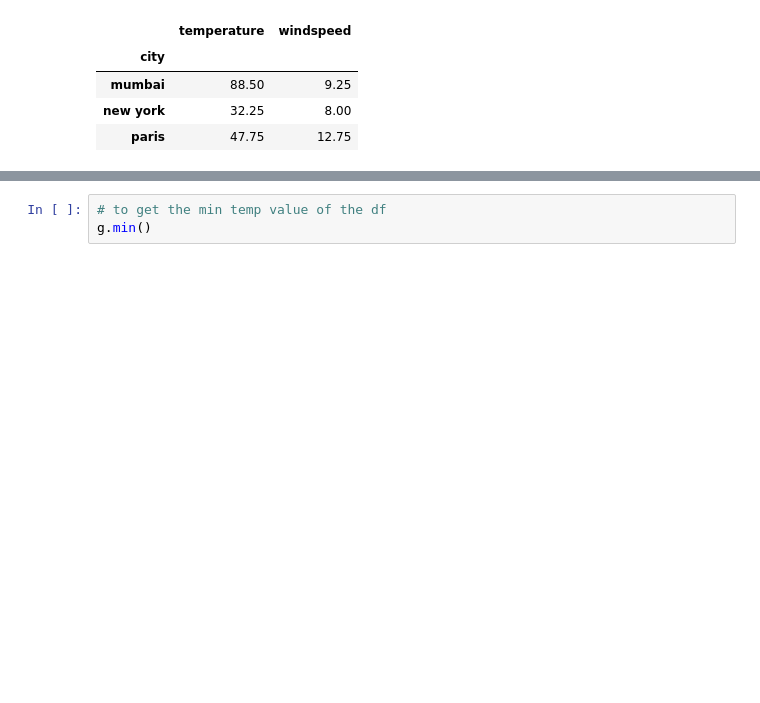
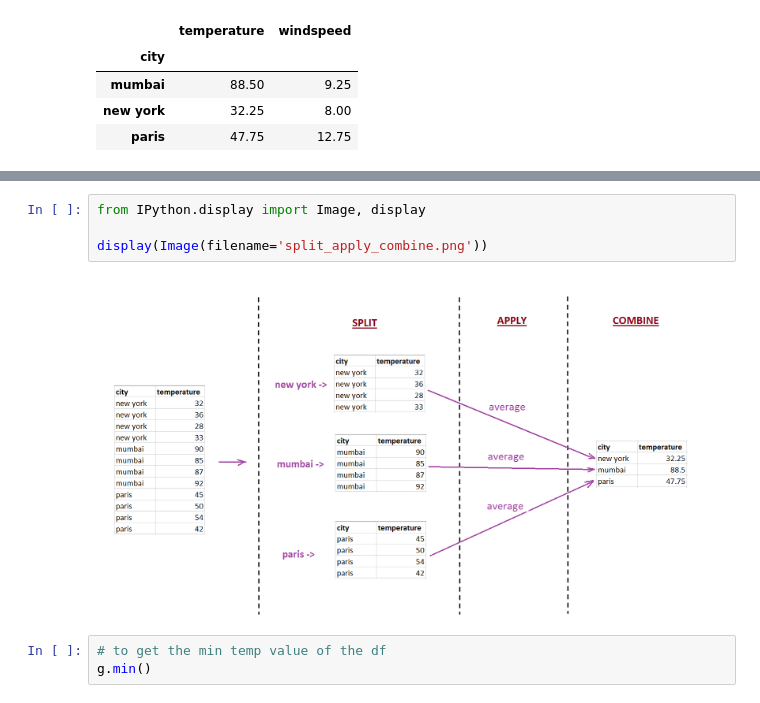
Before and after one commit to aranyaadheu/Pandas, a Jupyter notebook: pandas/07. group by/pandas_group_by.ipynb, the cells around one changed output, grey strips where cells are left out. Saved outputs shown, nothing was run; the diff lists cells and outputs as text; blank space fills up the shorter version.

```diff
--- a/pandas/07. group by/pandas_group_by.ipynb
+++ b/pandas/07. group by/pandas_group_by.ipynb
@@ -101,3 +103,9 @@ g.mean(numeric_only=True)
+# %%
+from IPython.display import Image, display
+
+display(Image(filename='split_apply_combine.png'))
+# %% [output]
+[figure, added]
 # %%
 # to get the min temp value of the df
 g.min()
```
Also changed, not shown: parts of 4 cells of this notebook.
